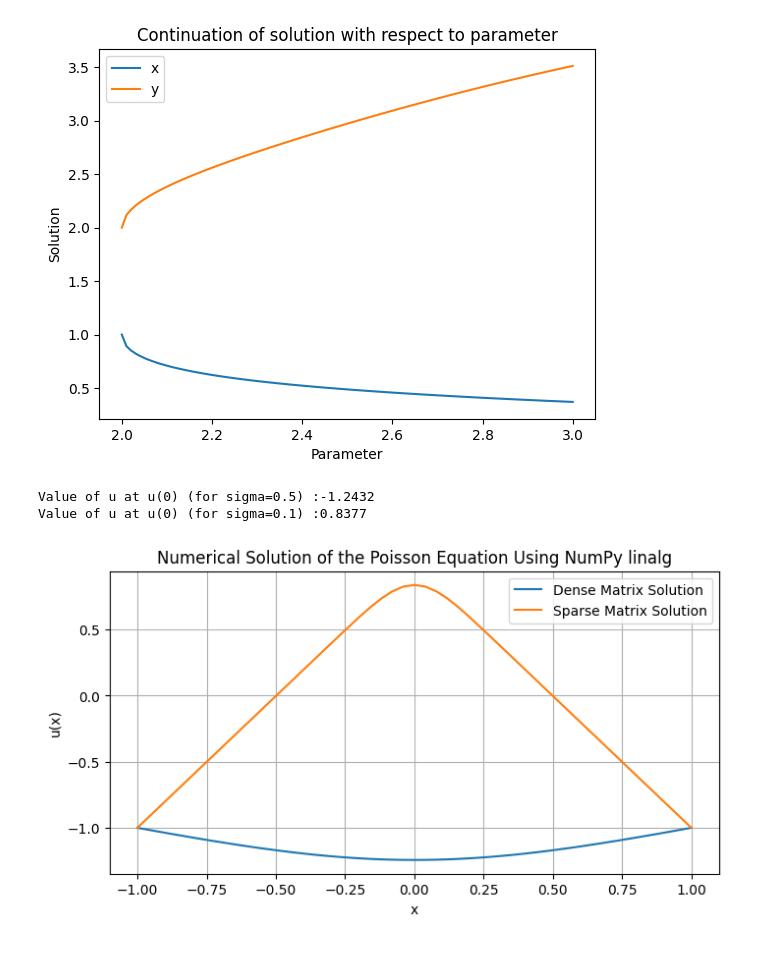
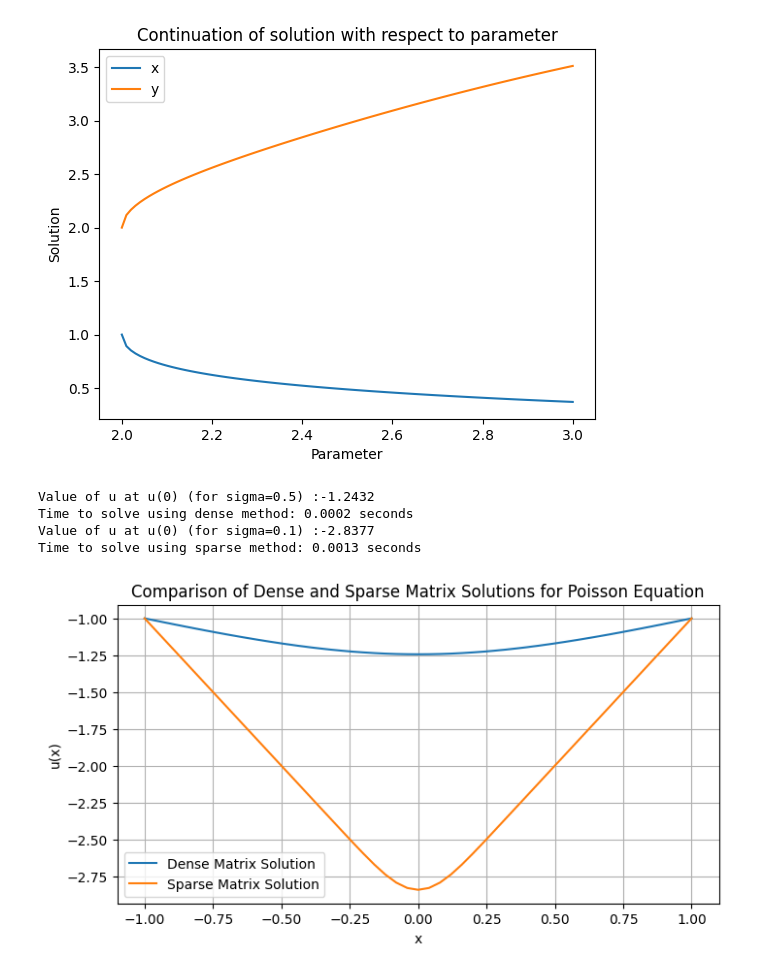
Before and after one commit to jjb023/ScientificComputing, a Jupyter notebook: Report.ipynb, the cells around one changed output. Saved outputs shown, nothing was run; the diff lists cells and outputs as text; code cells hidden in the pictures.

```diff
--- a/Report.ipynb
+++ b/Report.ipynb
@@ -118,24 +118,26 @@ plot_continuation(u0, parvals)
 # %%
 # 3a
 
 lower_x = -1
 upper_x = 1
 num_points = 51
 D = 1  # Diffusion
 bc_left = -1  # Boundary condition at x = lower_x
 bc_right = -1  # Boundary condition at x = upper_x
 
 sigma = 0.5
-xdense, udense = solve_poisson(lower_x, upper_x, num_points, D, sigma, bc_left, bc_right, 'dense')
+xdense, udense, tdense = solve_poisson(lower_x, upper_x, num_points, D, sigma, bc_left, bc_right, 'dense')
 sigma = 0.1
-xsparse, usparse = solve_poisson(lower_x, upper_x, num_points, D, sigma, bc_left, bc_right, 'sparse')
+xsparse, usparse, tsparse = solve_poisson(lower_x, upper_x, num_points, D, sigma, bc_left, bc_right, 'sparse')
 
 xlist = [xdense, xsparse]
 ulist = [udense, usparse]
 labels = ['Dense Matrix Solution', 'Sparse Matrix Solution']
 title = 'Comparison of Dense and Sparse Matrix Solutions for Poisson Equation'
 plot_poisson(xlist, ulist, labels, title)
 # %% [output]
 Value of u at u(0) (for sigma=0.5) :-1.2432
-Value of u at u(0) (for sigma=0.1) :0.8377
+Time to solve using dense method: 0.0002 seconds
+Value of u at u(0) (for sigma=0.1) :-2.8377
+Time to solve using sparse method: 0.0013 seconds
-[figure, old version]
+[figure, new version]
```
Also changed, not shown: parts of 2 cells of this notebook, 1 other file.
